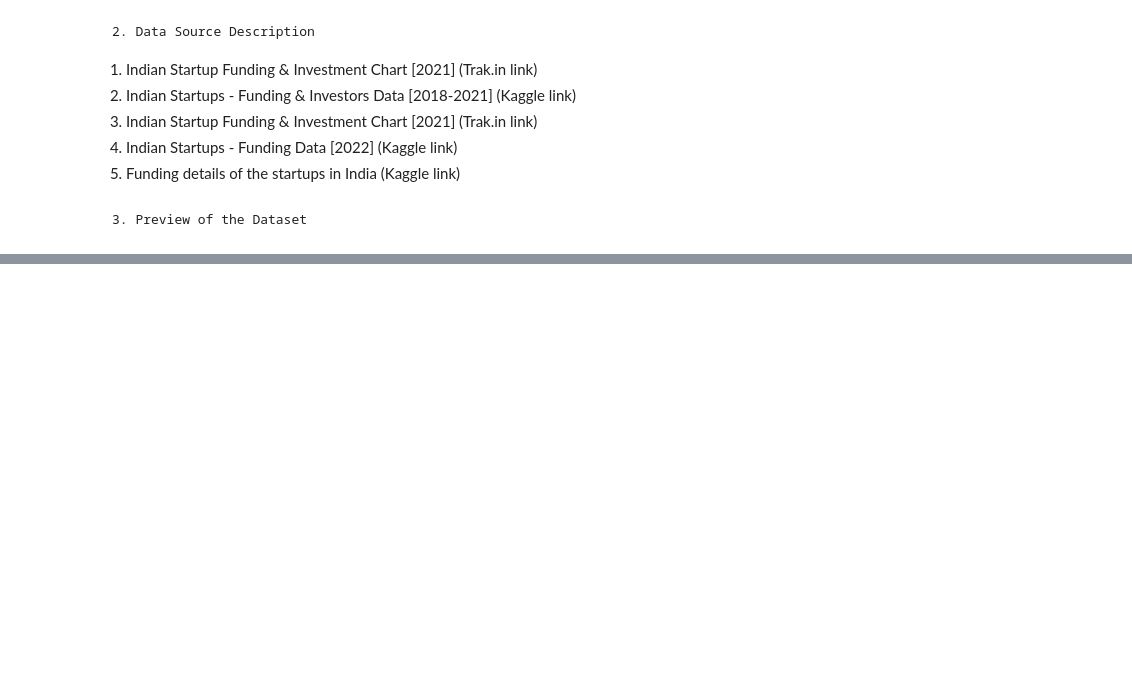
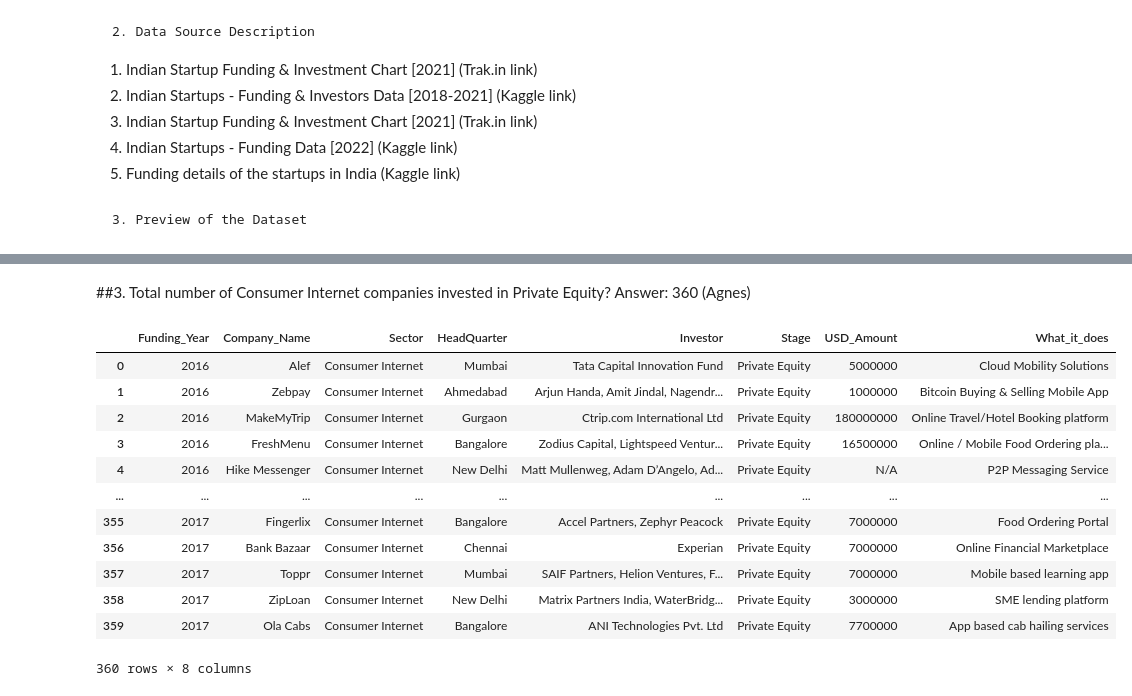
Before and after one commit to bhagirathbhard/IndianStartupFunding, a Jupyter notebook: Team1.ipynb, the cells around one changed output, grey strips where cells are left out. Cells and saved outputs as stored; diff of their text form; code cells hidden in the pictures; blank space fills up the shorter version.

```diff
--- a/Team1.ipynb
+++ b/Team1.ipynb
@@ -114,0 +509,47 @@ FROM `ba775-team-project-a01.Indianstartups.India_Funding_2015`
+# %% [markdown]
+##3. Total number of Consumer Internet companies invested in Private Equity?
+Answer: 360 (Agnes)
+# %%
+%%bigquery --project=ba775-team-project-a01
+
+WITH test_table AS(
+SELECT Funding_Year,Company_Name,Sector,Location As HeadQuarter,Investor,Stage,USD_Amount,What_it_does
+FROM `ba775-team-project-a01.Indianstartups.India_Funding_2022`
+UNION ALL
+SELECT Funding_Year,Company_Brand,Sector,HeadQuarter,Investor,Stage,USD_Amount,What_it_does
+FROM `ba775-team-project-a01.Indianstartups.India_Funding_2021`
+UNION ALL
+SELECT Funding_Year,Company_Brand,Sector,HeadQuarter,Investor,Stage,USD_Amount,What_is_does AS What_it_does
+FROM `ba775-team-project-a01.Indianstartups.India_Funding_2020`
+UNION ALL
+SELECT Funding_Year,Company AS Company_Brand,Sector,HeadQuarter,Investor,Stage,Amount___ AS USD_Amount,What_it_does
+FROM `ba775-team-project-a01.Indianstartups.India_Funding_2019`
+UNION ALL
+SELECT Funding_Year,Company_Name AS Company_Brand,Industry as Sector,Location as HeadQuarter,Investor,Round AS Stage,USD_Amount,About_Company as What_it_does
+FROM `ba775-team-project-a01.Indianstartups.India_Funding_2018`
+UNION ALL
+SELECT Funding_Year,Company_Brand,Sector,HeadQuarter,Investor,Stage,_Amount AS USD_Amount,What_it_does
+FROM `ba775-team-project-a01.Indianstartups.India_Funding_2017`
+UNION ALL
+SELECT Funding_Year,Company_Brand,Sector,HeadQuarter,Investor,Stage,USD_Amount,What_it_does
+FROM `ba775-team-project-a01.Indianstartups.India_Funding_2016`
+UNION ALL
+SELECT Funding_Year,Company_Brand,Sector,HeadQuarter,Investor,Investment_Type as Stage,USD_Amount,What_it_does
+FROM `ba775-team-project-a01.Indianstartups.India_Funding_2015`
+)
+
+SELECT * FROM test_table WHERE Sector = 'Consumer Internet' AND  Stage = 'Private Equity';
+# %% [output]
+|  | Funding_Year | Company_Name | Sector | HeadQuarter | Investor | Stage | USD_Amount | What_it_does |
+| 0 | 2016 | Alef | Consumer Internet | Mumbai | Tata Capital Innovation Fund | Private Equity | 5000000 | Cloud Mobility Solutions |
+| 1 | 2016 | Zebpay | Consumer Internet | Ahmedabad | Arjun Handa, Amit Jindal, Nagendr... | Private Equity | 1000000 | Bitcoin Buying & Selling Mobile App |
+| 2 | 2016 | MakeMyTrip | Consumer Internet | Gurgaon | Ctrip.com International Ltd | Private Equity | 180000000 | Online Travel/Hotel Booking platform |
+| 3 | 2016 | FreshMenu | Consumer Internet | Bangalore | Zodius Capital, Lightspeed Ventur... | Private Equity | 16500000 | Online / Mobile Food Ordering pla... |
+| 4 | 2016 | Hike Messenger | Consumer Internet | New Delhi | Matt Mullenweg, Adam D’Angelo, Ad... | Private Equity | N/A | P2P Messaging Service |
+| ... | ... | ... | ... | ... | ... | ... | ... | ... |
+| 355 | 2017 | Fingerlix | Consumer Internet | Bangalore | Accel Partners, Zephyr Peacock | Private Equity | 7000000 | Food Ordering Portal |
+| 356 | 2017 | Bank Bazaar | Consumer Internet | Chennai | Experian | Private Equity | 7000000 | Online Financial Marketplace |
+| 357 | 2017 | Toppr | Consumer Internet | Mumbai | SAIF Partners, Helion Ventures, F... | Private Equity | 7000000 | Mobile based learning app |
+| 358 | 2017 | ZipLoan | Consumer Internet | New Delhi | Matrix Partners India, WaterBridg... | Private Equity | 3000000 | SME lending platform |
+| 359 | 2017 | Ola Cabs | Consumer Internet | Bangalore | ANI Technologies Pvt. Ltd | Private Equity | 7700000 | App based cab hailing services |
+360 rows × 8 columns
```
Also changed, not shown: parts of 19 cells of this notebook.
